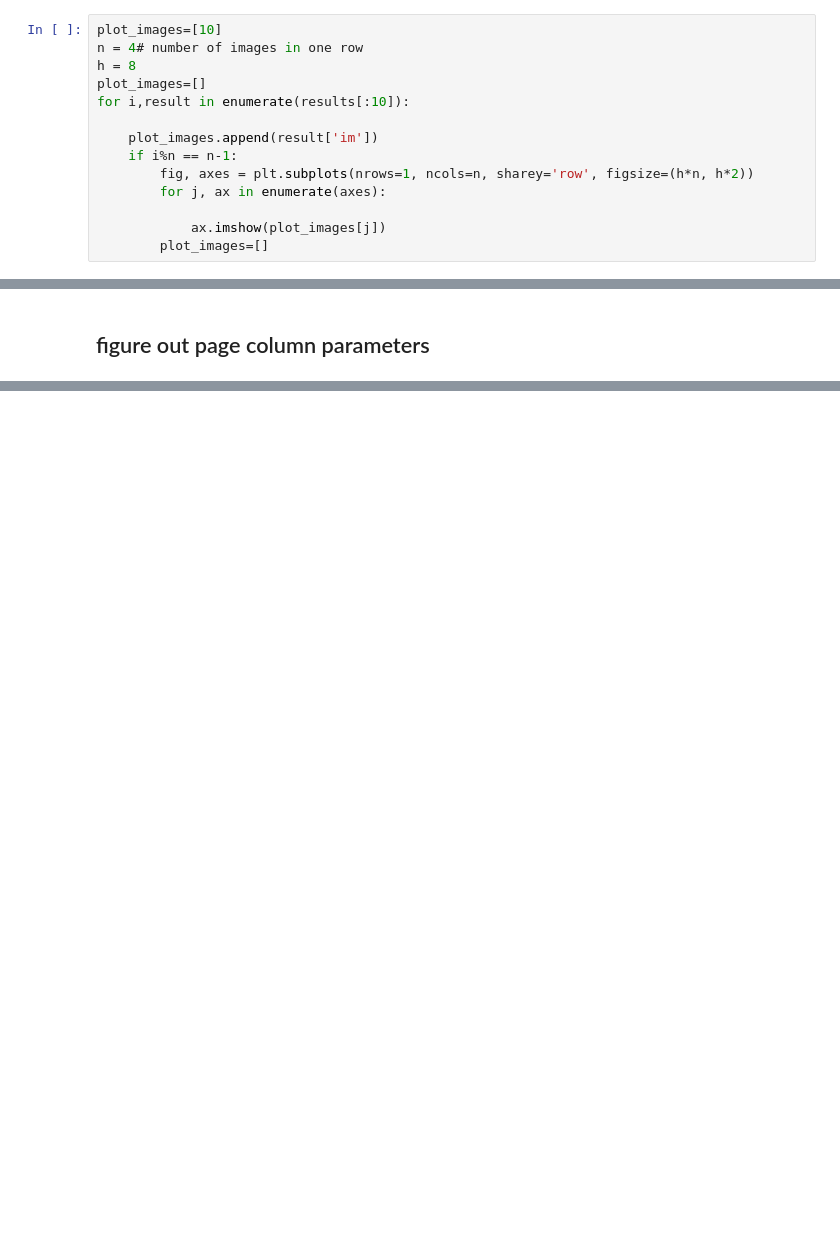
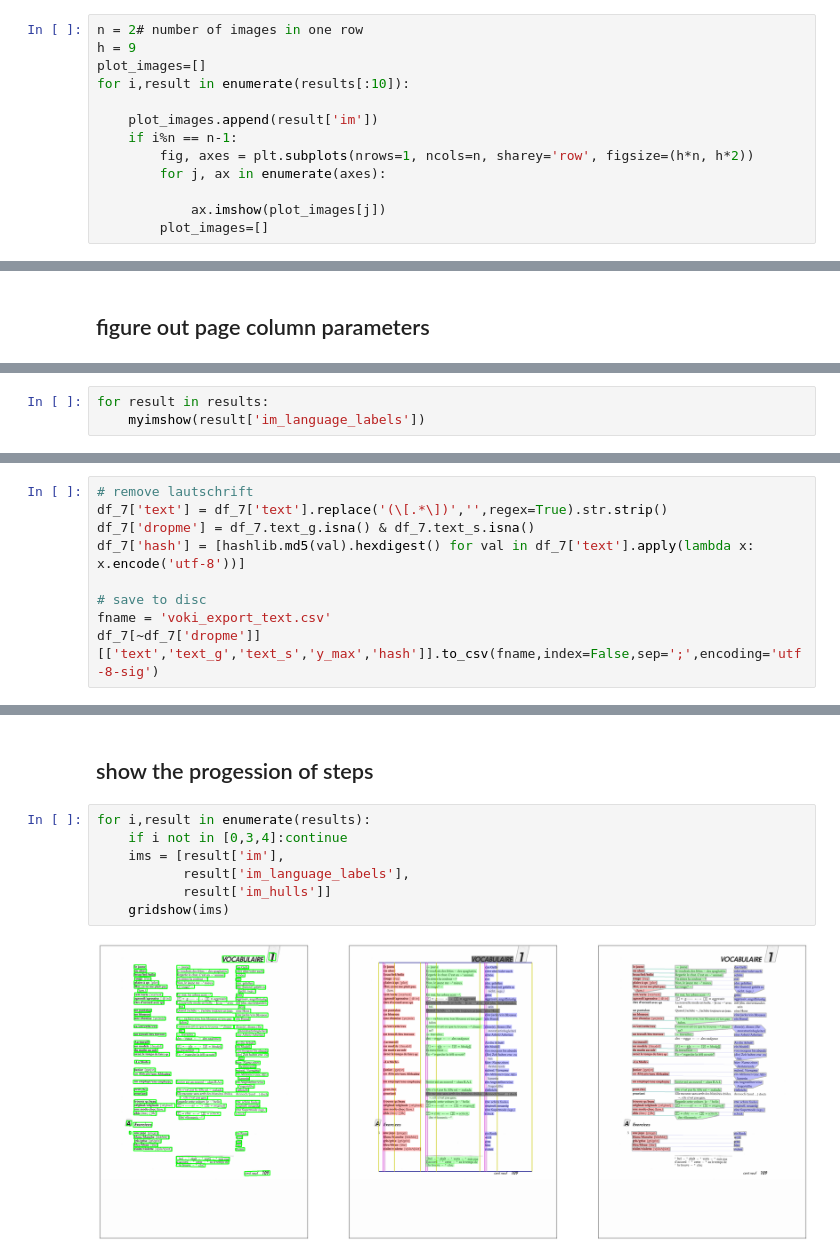
Before and after one commit to Dr-Nuke/voki, a Jupyter notebook: notebooks/voki.ipynb, the cells around one changed output, grey strips where cells are left out. Cells and saved outputs as stored; diff of their text form; blank space fills up the shorter version.

```diff
--- a/notebooks/voki.ipynb
+++ b/notebooks/voki.ipynb
@@ -109,9 +136,8 @@ for i, image in enumerate(image_list):
 # %% [markdown]
 ### plot those pages
 # %%
-plot_images=[10]
-n = 4# number of images in one row
-h = 8
+n = 2# number of images in one row
+h = 9
 plot_images=[]
 for i,result in enumerate(results[:10]):
 
@@ -280,0 +350,3 @@ data
+# %%
+for result in results:
+    myimshow(result['im_language_labels'])
@@ -280,0 +498,9 @@ data
+# %%
+# remove lautschrift
+df_7['text'] = df_7['text'].replace('(\[.*\])','',regex=True).str.strip()
+df_7['dropme'] = df_7.text_g.isna() & df_7.text_s.isna()
+df_7['hash'] = [hashlib.md5(val).hexdigest() for val in df_7['text'].apply(lambda x: x.encode('utf-8'))]
+
+# save to disc
+fname = 'voki_export_text.csv'
+df_7[~df_7['dropme']][['text','text_g','text_s','y_max','hash']].to_csv(fname,index=False,sep=';',encoding='utf-8-sig')
@@ -280,0 +548,11 @@ data
+# %% [markdown]
+## show the progession of steps
+# %%
+for i,result in enumerate(results):
+    if i not in [0,3,4]:continue
+    ims = [result['im'],
+           result['im_language_labels'],
+           result['im_hulls']]
+    gridshow(ims)
+# %% [output]
+[figure, added]
```
Also changed, not shown: parts of 30 cells of this notebook, 1 other file.
